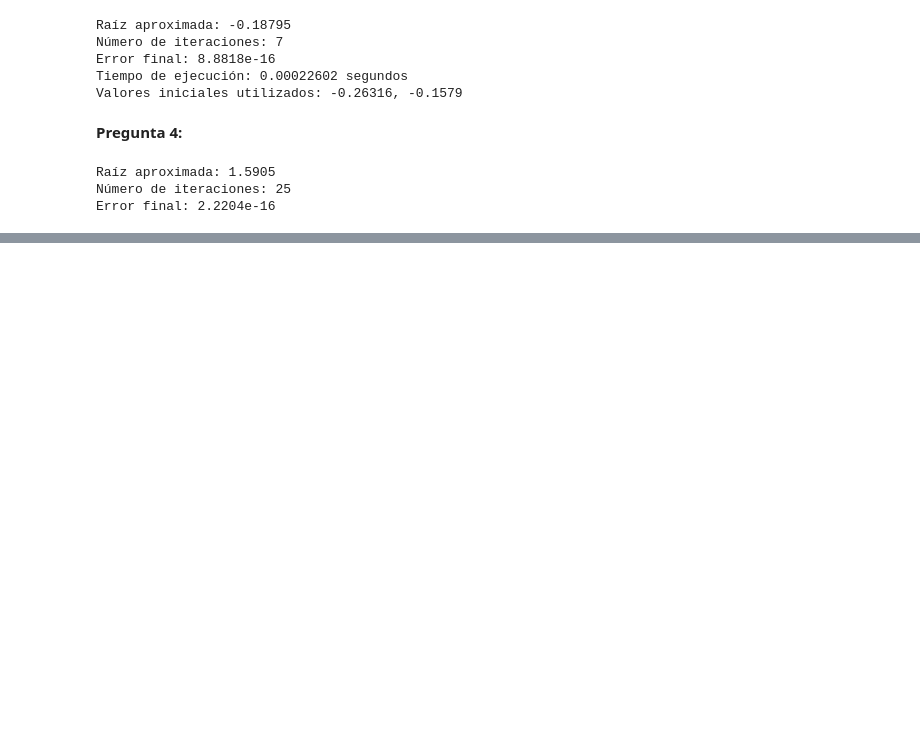
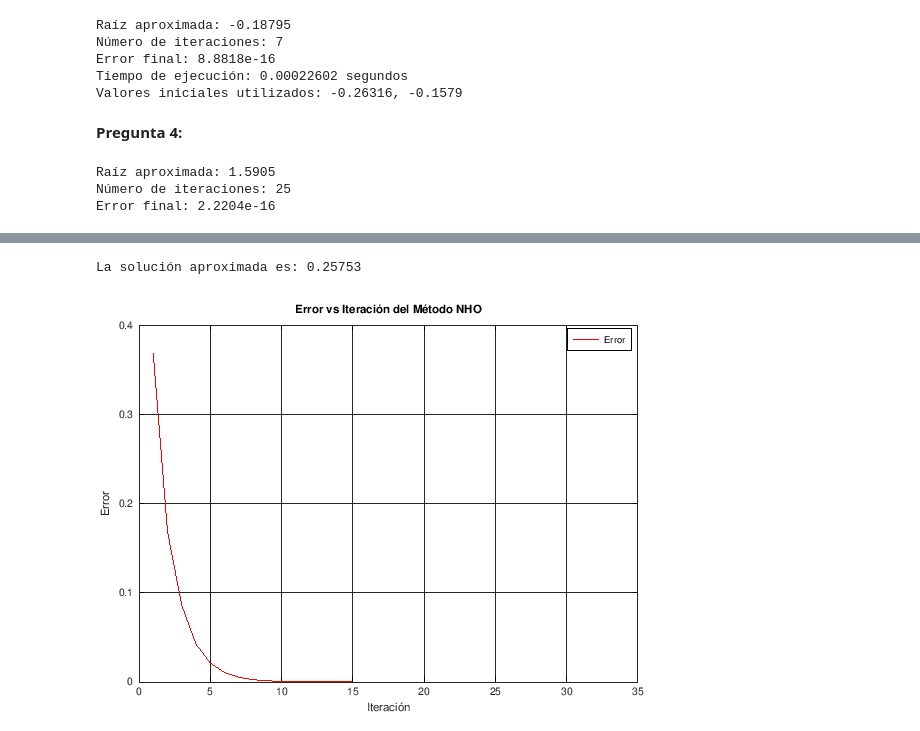
Before and after one commit to Fabriii3G/Extraclase.-ANPI, a Jupyter notebook: extraclase_bloque1.ipynb, the cells around one changed output, grey strips where cells are left out. Drawn from its saved outputs; the diff is of its cells as text; code cells hidden in the pictures; blank space fills up the shorter version.

```diff
--- a/extraclase_bloque1.ipynb
+++ b/extraclase_bloque1.ipynb
@@ -889,0 +987,47 @@ Error final: 2.2204e-16
+# %%
+pkg load symbolic;  # Cargar el paquete simbólico en Octave
+
+# Función para probar el Método NHO
+function probar_metodo_nho()
+  # Definir la variable simbólica
+  syms x;
+
+  # Definir la función simbólica f(x)
+  f_sym = x^2 - exp(x) - 3*x + 2;
+
+  # Calcular la derivada simbólica f'(x)
+  f_prime_sym = diff(f_sym, x);
+
+  # Convertir las funciones simbólicas a funciones numéricas
+  f = matlabFunction(f_sym, 'vars', {x});  # Función numérica f(x)
+  f_prime = matlabFunction(f_prime_sym, 'vars', {x});  # Función numérica f'(x)
+
+  # Valor inicial
+  x0 = 0;
+
+  # Obtener las iteraciones y los errores
+  [x_values, errors] = metodo_nho(f, f_prime, x0);
+
+  # Mostrar la solución aproximada
+  disp(['La solución aproximada es: ', num2str(x_values(end))]);
+
+  # Graficar el error de las iteraciones
+  figure;
+  plot(errors, 'r');
+  hold on;
+
+  # Añadir línea horizontal y vertical en 0
+  plot([0, length(errors)], [0, 0], 'k', 'LineWidth', 0.5);
+  plot([0, 0], [min(errors), max(errors)], 'k', 'LineWidth', 0.5);
+
+  xlabel('Iteración');
+  ylabel('Error');
+  title('Error vs Iteración del Método NHO');
+  legend('Error');
+  grid on;
+endfunction
+# %%
+probar_metodo_nho()
+# %% [output]
+La solución aproximada es: 0.25753
+[figure, added]
```
Also changed, not shown: parts of 3 cells of this notebook.
